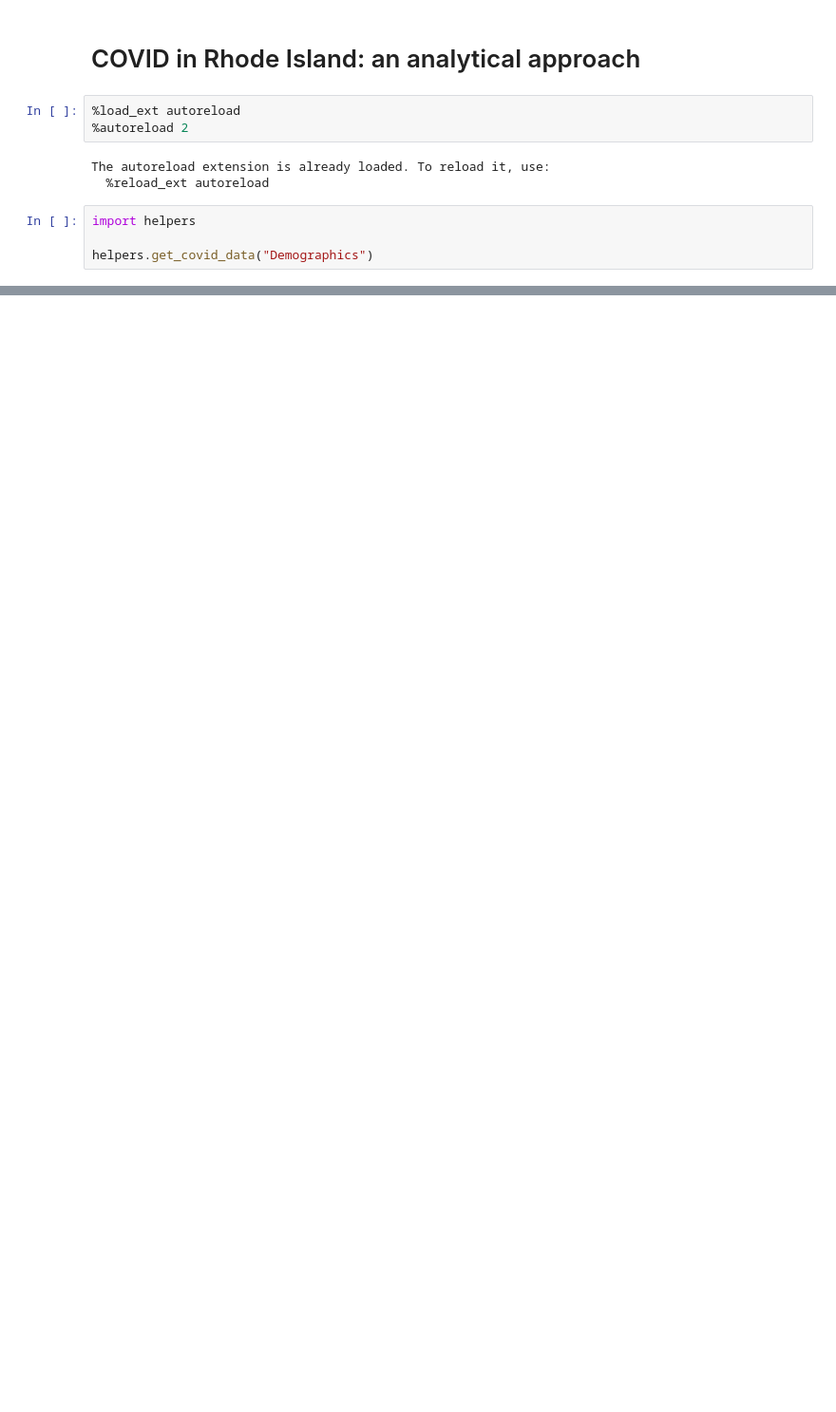
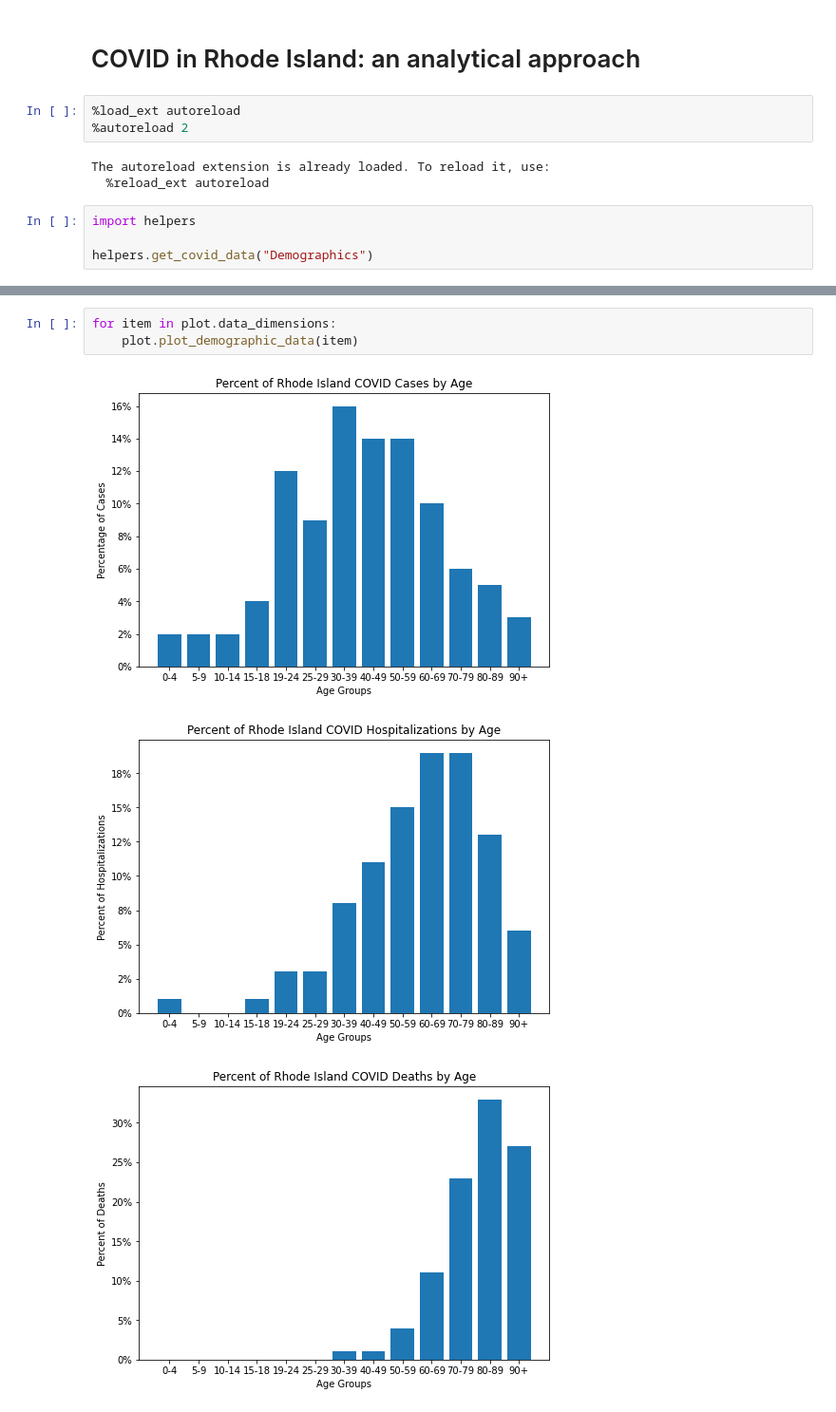
Before and after one commit to zdubash/rhody-covid, a Jupyter notebook: Computational-Essay.ipynb, the cells around one changed output, grey strips where cells are left out. Shown at 95% size. Cells and saved outputs as stored; diff of their text form; blank space fills up the shorter version.

```diff
--- a/Computational-Essay.ipynb
+++ b/Computational-Essay.ipynb
@@ -60,0 +19,7 @@ NameError: name 'Age_Group' is not defined
+# %%
+for item in plot.data_dimensions:
+    plot.plot_demographic_data(item)
+# %% [output]
+[figure, added]
+[figure, added]
+[figure, added]
```
Also changed, not shown: parts of 8 cells of this notebook.
